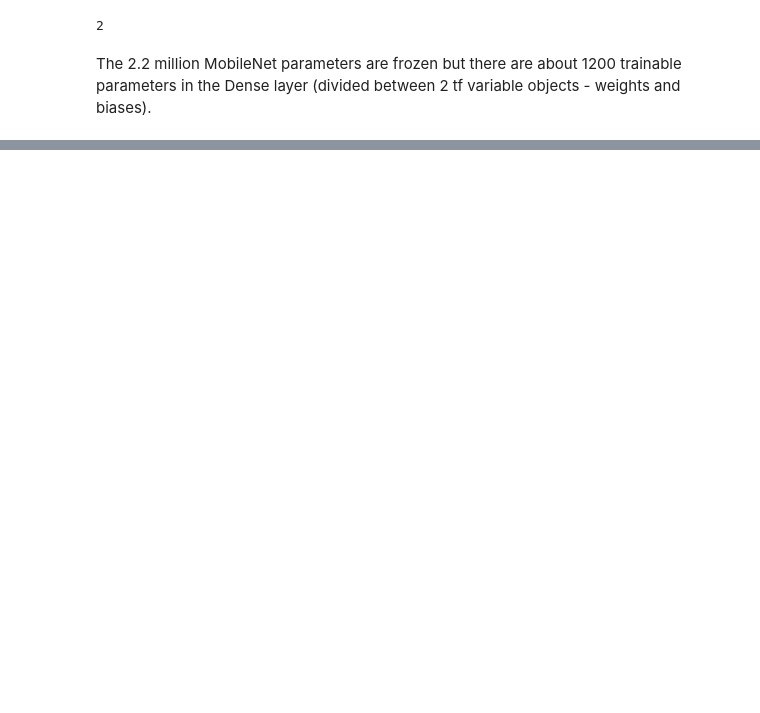
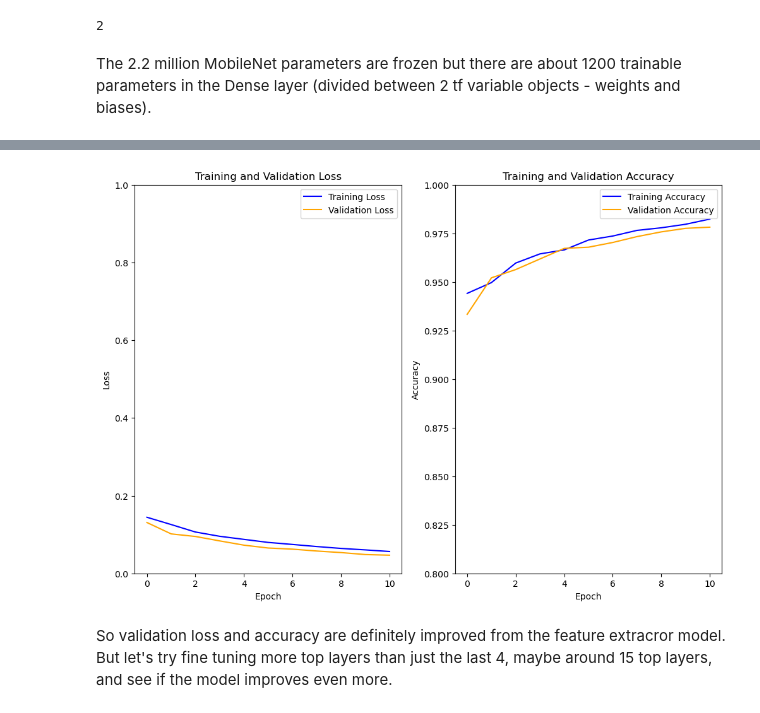
Before and after one commit to ehardwick2/Satellite_Image_Classification, a Jupyter notebook: mobilenetv2_transfer.ipynb, the cells around one changed output, grey strips where cells are left out. Saved outputs shown, nothing was run; the diff lists cells and outputs as text; code cells hidden in the pictures; blank space fills up the shorter version.

```diff
--- a/mobilenetv2_transfer.ipynb
+++ b/mobilenetv2_transfer.ipynb
@@ -252,0 +296,8 @@ In the above feature extraction model, I only trained a few new layers on top of
+# %%
+fine_tune_epochs = 10
+total_epochs =  initial_epochs + fine_tune_epochs
+
+history_finetuned = model.fit(training,
+                         epochs=total_epochs,
+                         initial_epoch=history.epoch[-1],
+                         validation_data=validation)
@@ -252,0 +322,36 @@ In the above feature extraction model, I only trained a few new layers on top of
+# %%
+def plot_learning_curve(history):
+    tr_loss = history.history['loss']
+    val_loss = history.history['val_loss']
+    tr_acc = history.history['accuracy']
+    val_acc = history.history['val_accuracy']
+
+    # Plot the training and validation loss
+    plt.figure(figsize=(12,8))
+    plt.subplot(1,2,1)
+    plt.plot(tr_loss, label="Training Loss", color='blue')
+    plt.plot(val_loss, label="Validation Loss", color='orange')
+    plt.xlabel("Epoch")
+    plt.ylabel("Loss")
+    plt.ylim([0,1.0])
+    plt.legend()
+    plt.title("Training and Validation Loss")
+
+    # Plot the train and val accuracy
+    plt.subplot(1,2,2)
+    plt.plot(tr_acc, label="Training Accuracy", color='blue')
+    plt.plot(val_acc, label="Validation Accuracy", color='orange')
+    plt.xlabel("Epoch")
+    plt.ylabel("Accuracy")
+    plt.ylim([0.8,1])
+    plt.legend()
+    plt.title("Training and Validation Accuracy")
+
+    # Show the figure
+    plt.show()
+# %%
+fine_tuned_plots = plot_learning_curve(history_finetuned)
+# %% [output]
+[figure, added]
+# %% [markdown]
+So validation loss and accuracy are definitely improved from the feature extracror model. But let's try fine tuning more top layers than just the last 4, maybe around 15 top layers, and see if the model improves even more.
```
Also changed, not shown: parts of 21 cells of this notebook.
